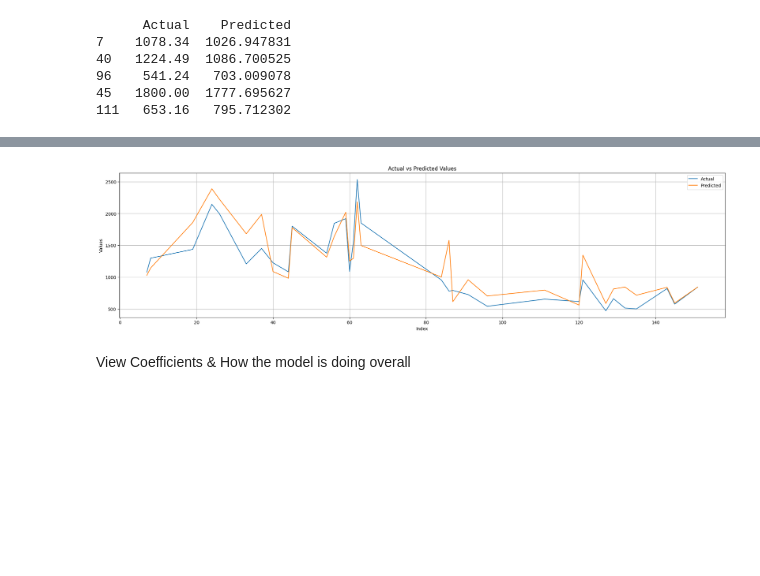
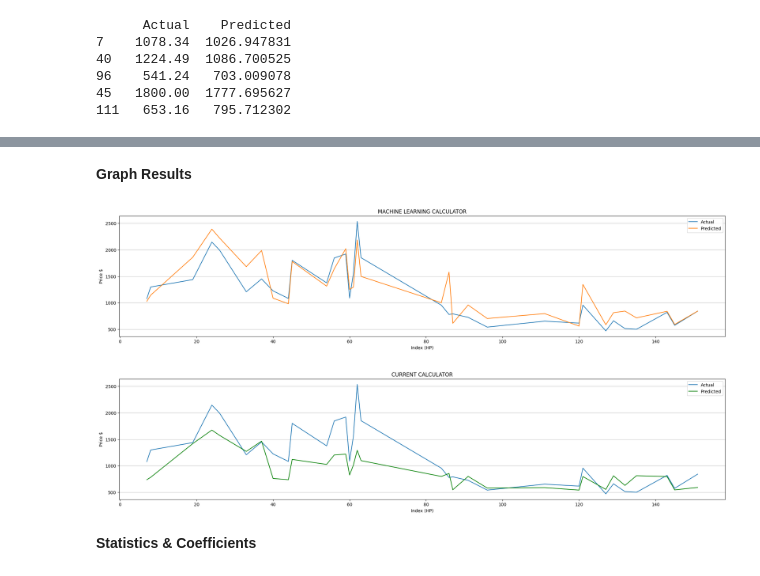
Before and after one commit to Patrickgo545/USH, a Jupyter notebook: shipping_calculator/machine_learning/ml_shipping_calculator.ipynb, the cells around one changed output, grey strips where cells are left out. Saved outputs shown, nothing was run; the diff lists cells and outputs as text; code cells hidden in the pictures; blank space fills up the shorter version.

Commit message:
Machine Learning Shipping Calculator - Presentation Ready (Jupyter Notebook)

```diff
--- a/shipping_calculator/machine_learning/ml_shipping_calculator.ipynb
+++ b/shipping_calculator/machine_learning/ml_shipping_calculator.ipynb
@@ -120,19 +117,0 @@ Graph Results
-# %%
-df.sort_index(inplace=True)
-
-# Plotting without dots
-plt.figure(figsize=(25, 6))
-plt.plot(df.index, df['Actual'], label='Actual', marker='')
-plt.plot(df.index, df['Predicted'], label='Predicted', marker='')
-
-# Adding labels and title
-plt.xlabel('Index')
-plt.ylabel('Values')
-plt.title('Actual vs Predicted Values')
-plt.legend()
-plt.grid(True)
-plt.show()
-# %% [output]
-[figure, removed]
-# %% [markdown]
-View Coefficients & How the model is doing overall
@@ -145,0 +118,36 @@ print("Root Mean Squared Error: ", np.sqrt(metrics.mean_squared_error(y_test, y_
+# %% [markdown]
+**Graph Results**
+# %%
+results['Old Calculator'] = df['Old Calculator']
+
+results.sort_index(inplace=True)
+
+# MACHINE LEARNING CALCULATOR
+plt.figure(figsize=(25, 5))
+plt.plot(results.index, results['Actual'], label='Actual', marker='')
+plt.plot(results.index, results['Predicted'], label='Predicted', marker='')
+
+plt.xlabel('Index (HP)')
+plt.ylabel('Price $')
+plt.title('MACHINE LEARNING CALCULATOR')
+plt.legend()
+plt.grid(axis='y', linestyle='-', linewidth='0.5', color='gray', alpha=0.75)
+plt.show()
+
+
+# CURRENT CALCULATOR
+plt.figure(figsize=(25, 5))
+plt.plot(results.index, results['Actual'], label='Actual', marker='')
+plt.plot(results.index, results['Old Calculator'], label='Predicted', marker='', color='green')
+
+plt.xlabel('Index (HP)')
+plt.ylabel('Price $')
+plt.title('CURRENT CALCULATOR')
+plt.legend()
+plt.grid(axis='y', linestyle='-', linewidth='0.5', color='gray', alpha=0.75)
+plt.show()
+# %% [output]
+[figure, added]
+[figure, added]
+# %% [markdown]
+**Statistics & Coefficients**
```
Also changed, not shown: parts of 8 cells of this notebook.
